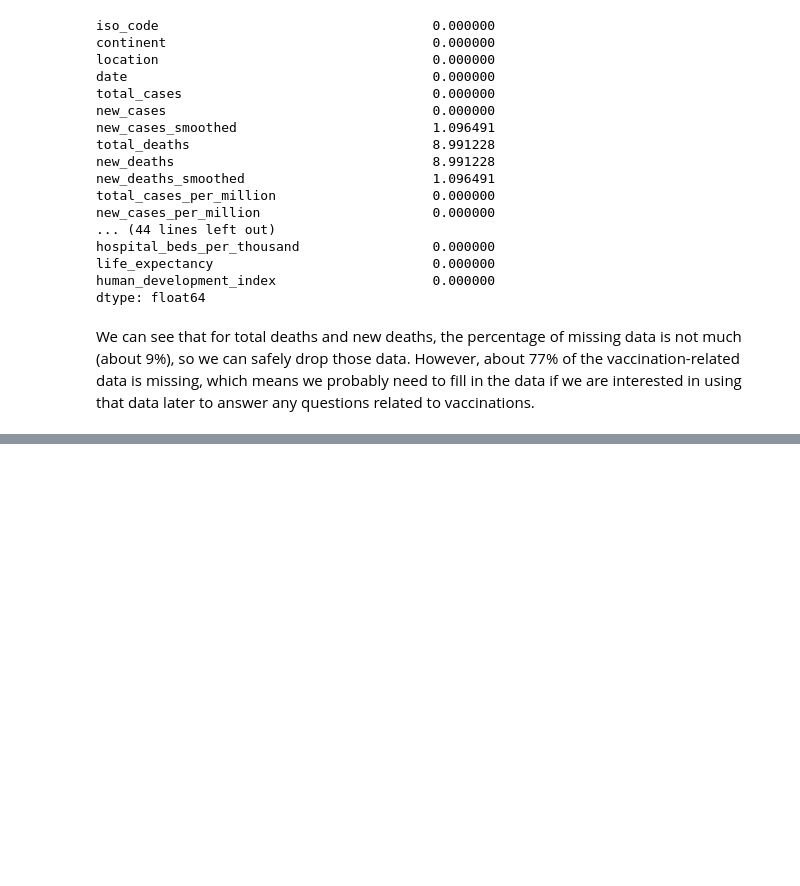
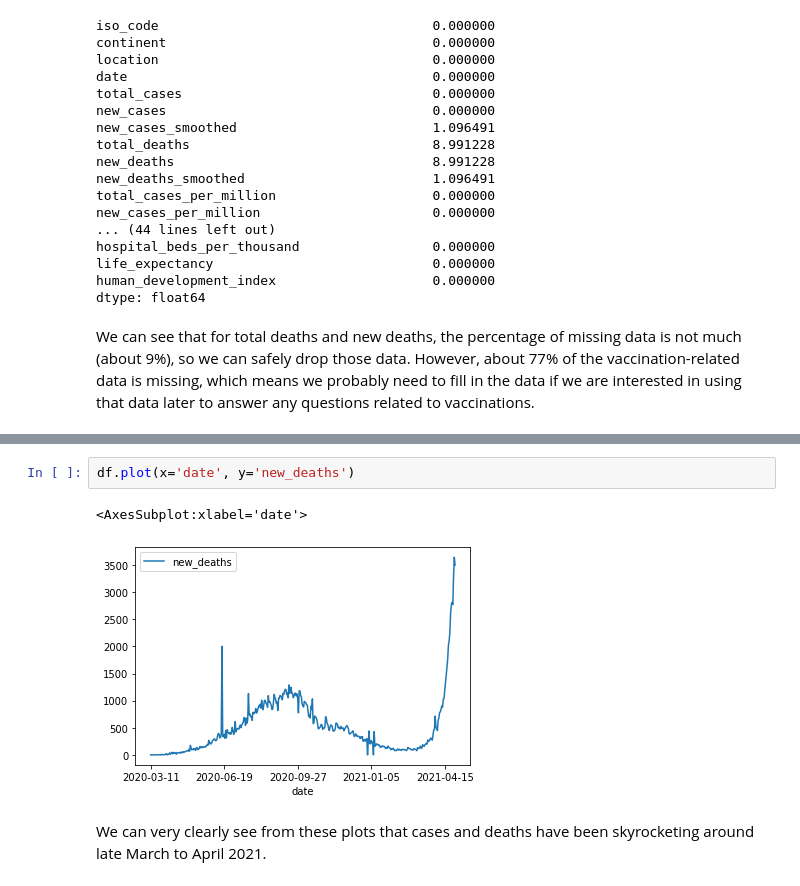
Before and after one commit to irfaan-jamarussadiq/320_final_project, a Jupyter notebook: final.ipynb, the cells around one changed output, grey strips where cells are left out. Drawn from its saved outputs; the diff is of its cells as text; blank space fills up the shorter version.

```diff
--- a/final.ipynb
+++ b/final.ipynb
@@ -78,0 +117,7 @@ We can see that for total deaths and new deaths, the percentage of missing data
+# %%
+df.plot(x='date', y='new_deaths')
+# %% [output]
+<AxesSubplot:xlabel='date'>
+[figure, added]
+# %% [markdown]
+We can very clearly see from these plots that cases and deaths have been skyrocketing around late March to April 2021.
```
Also changed, not shown: parts of 7 cells of this notebook.
